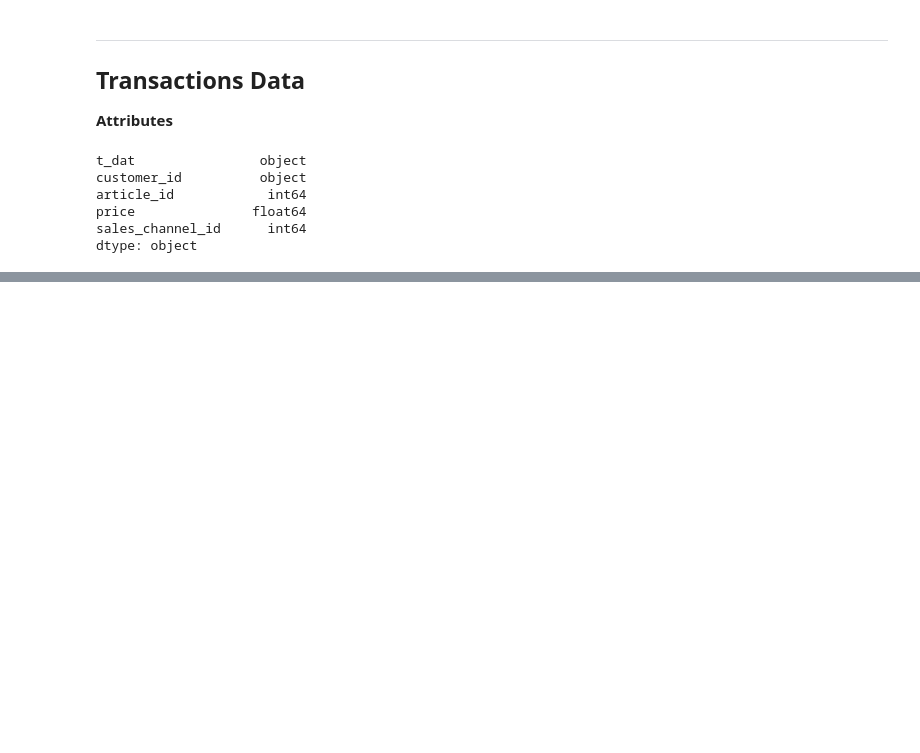
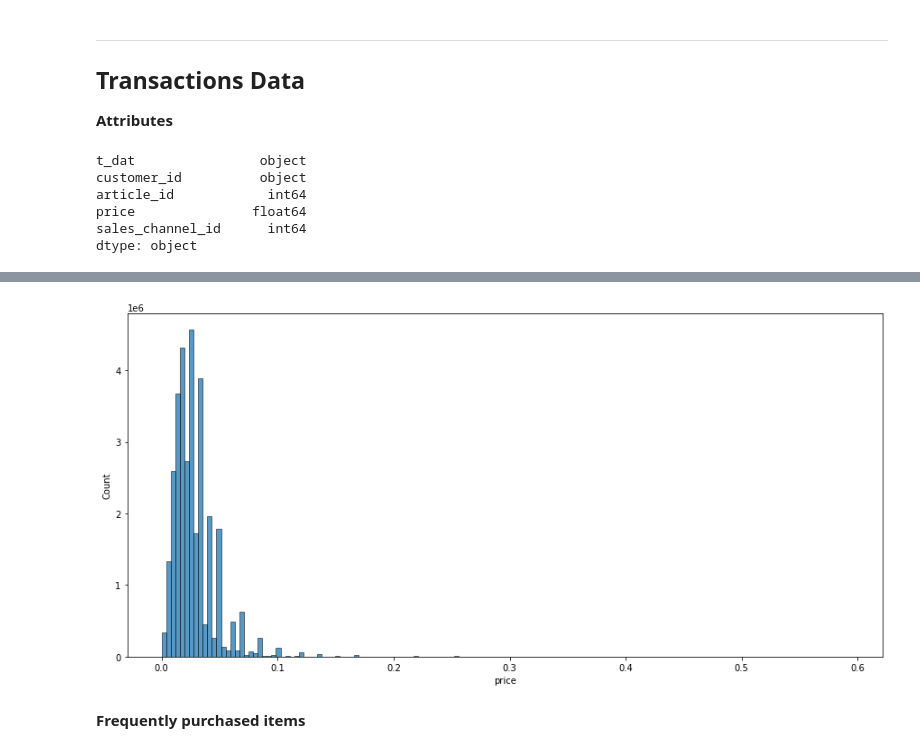
Before and after one commit to bswaika/kaggle_hm_recommender_competition, a Jupyter notebook: kaggle_hm_eda.ipynb, the cells around one changed output, grey strips where cells are left out. Saved outputs shown, nothing was run; the diff lists cells and outputs as text; code cells hidden in the pictures; blank space fills up the shorter version.

```diff
--- a/kaggle_hm_eda.ipynb
+++ b/kaggle_hm_eda.ipynb
@@ -386,0 +440,8 @@ dtype: object
+# %%
+plt.subplots(figsize=(15, 7))
+sns.histplot(data=train, x='price', bins=150)
+plt.show()
+# %% [output]
+[figure, added]
+# %% [markdown]
+**Frequently purchased items**
```
Also changed, not shown: parts of 18 cells of this notebook.
